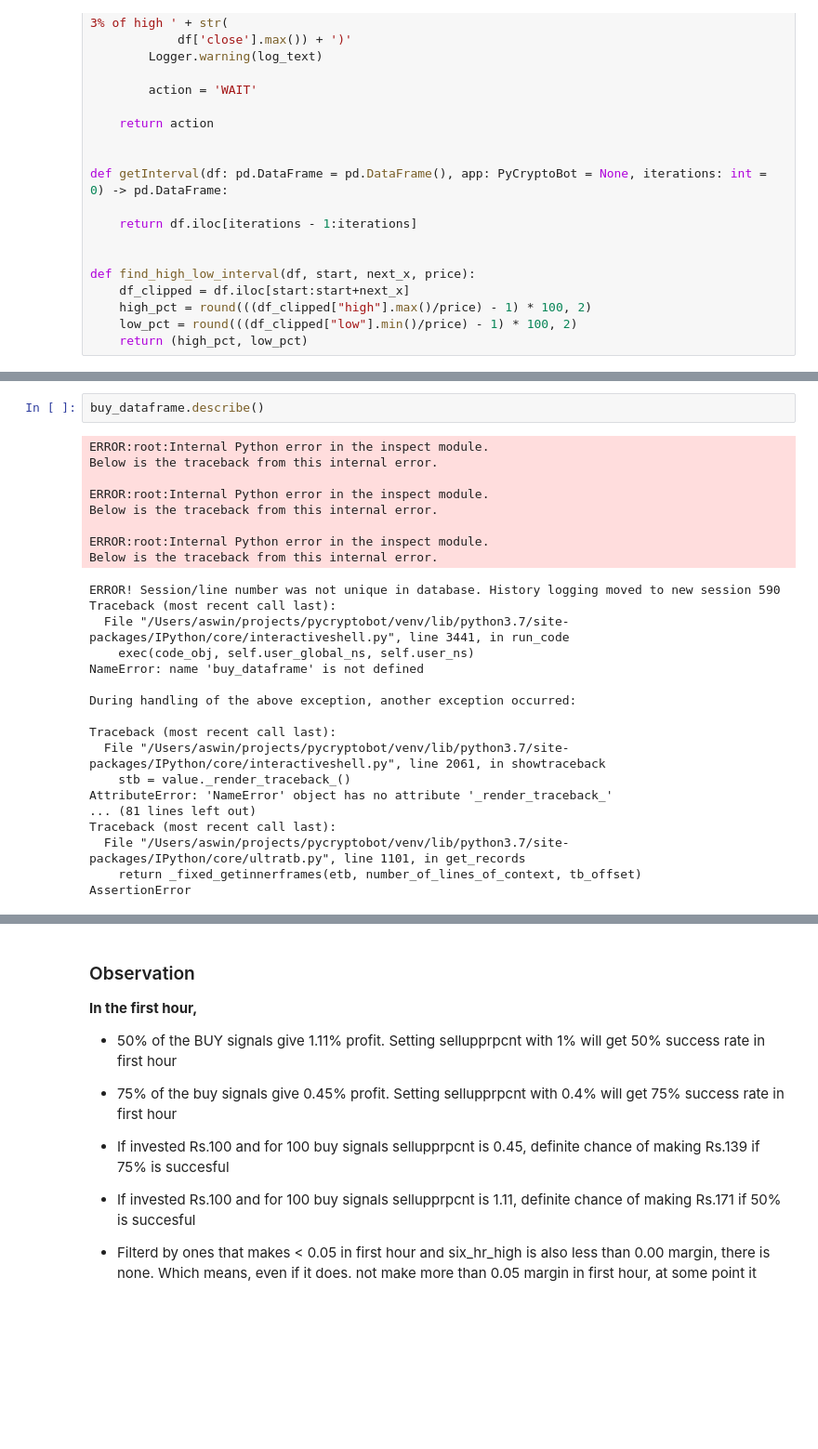
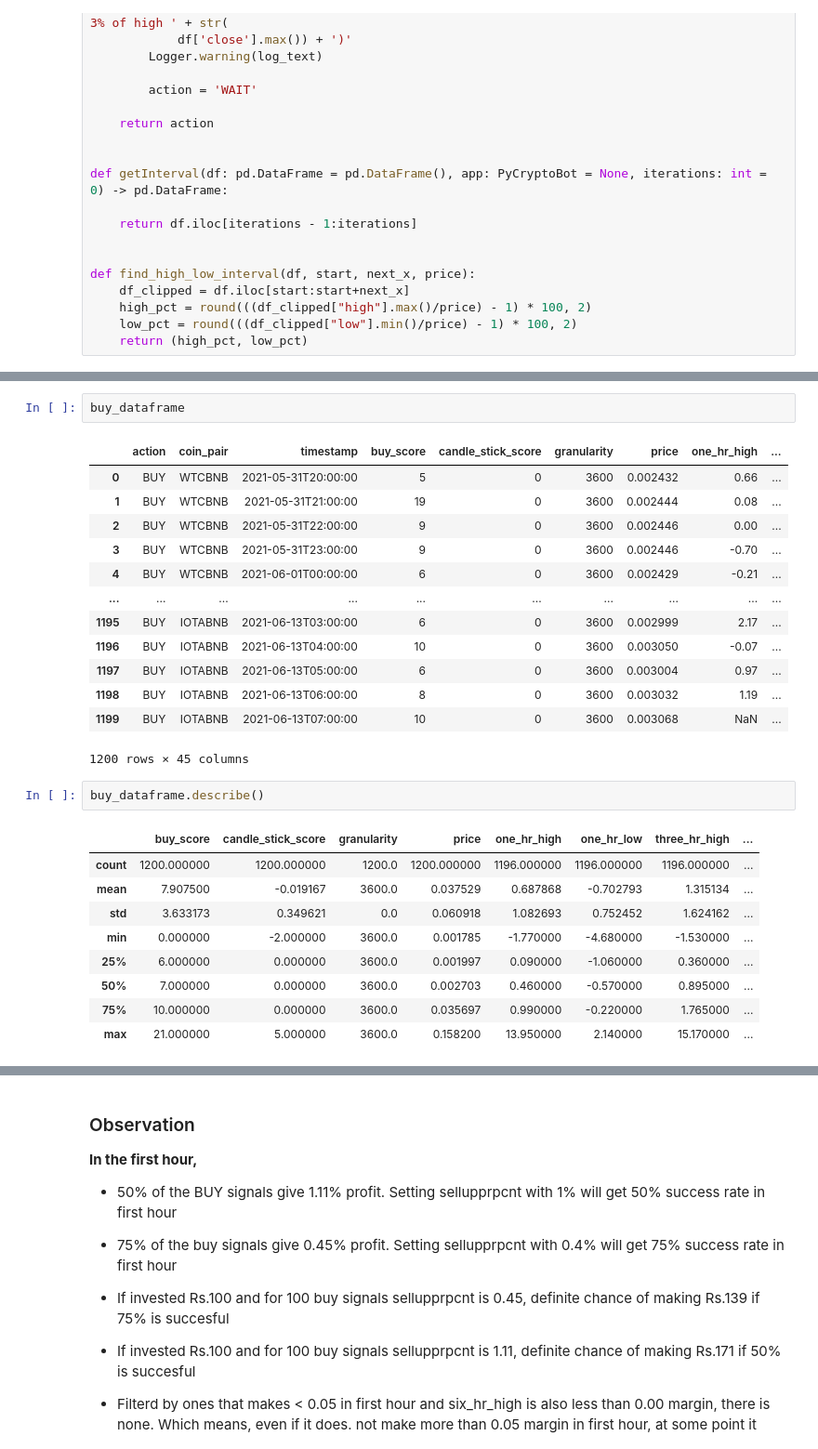
Before and after one commit to aswinkp/pycryptobot, a Jupyter notebook: Calculate profitability.ipynb, the cells around one changed output, grey strips where cells are left out. Shown at 93% size. Saved outputs shown, nothing was run; the diff lists cells and outputs as text; blank space fills up the shorter version.

```diff
--- a/Calculate profitability.ipynb
+++ b/Calculate profitability.ipynb
@@ -418,28 +398,28 @@ AssertionError
 # %%
-buy_dataframe.describe()
+buy_dataframe
 # %% [output]
+|  | action | coin_pair | timestamp | buy_score | candle_stick_score | granularity | price | one_hr_high | ... |
+| 0 | BUY | WTCBNB | 2021-05-31T20:00:00 | 5 | 0 | 3600 | 0.002432 | 0.66 | ... |
+| 1 | BUY | WTCBNB | 2021-05-31T21:00:00 | 19 | 0 | 3600 | 0.002444 | 0.08 | ... |
+| 2 | BUY | WTCBNB | 2021-05-31T22:00:00 | 9 | 0 | 3600 | 0.002446 | 0.00 | ... |
+| 3 | BUY | WTCBNB | 2021-05-31T23:00:00 | 9 | 0 | 3600 | 0.002446 | -0.70 | ... |
+| 4 | BUY | WTCBNB | 2021-06-01T00:00:00 | 6 | 0 | 3600 | 0.002429 | -0.21 | ... |
+| ... | ... | ... | ... | ... | ... | ... | ... | ... | ... |
+| 1195 | BUY | IOTABNB | 2021-06-13T03:00:00 | 6 | 0 | 3600 | 0.002999 | 2.17 | ... |
+| 1196 | BUY | IOTABNB | 2021-06-13T04:00:00 | 10 | 0 | 3600 | 0.003050 | -0.07 | ... |
+| 1197 | BUY | IOTABNB | 2021-06-13T05:00:00 | 6 | 0 | 3600 | 0.003004 | 0.97 | ... |
+| 1198 | BUY | IOTABNB | 2021-06-13T06:00:00 | 8 | 0 | 3600 | 0.003032 | 1.19 | ... |
+| 1199 | BUY | IOTABNB | 2021-06-13T07:00:00 | 10 | 0 | 3600 | 0.003068 | NaN | ... |
-ERROR:root:Internal Python error in the inspect module.
-Below is the traceback from this internal error.
-
-ERROR:root:Internal Python error in the inspect module.
-Below is the traceback from this internal error.
-
-ERROR:root:Internal Python error in the inspect module.
-Below is the traceback from this internal error.
+1200 rows × 45 columns
-ERROR! Session/line number was not unique in database. History logging moved to new session 590
-Traceback (most recent call last):
-  File "/Users/aswin/projects/pycryptobot/venv/lib/python3.7/site-packages/IPython/core/interactiveshell.py", line 3441, in run_code
-    exec(code_obj, self.user_global_ns, self.user_ns)
-NameError: name 'buy_dataframe' is not defined
-
-During handling of the above exception, another exception occurred:
-
-Traceback (most recent call last):
-  File "/Users/aswin/projects/pycryptobot/venv/lib/python3.7/site-packages/IPython/core/interactiveshell.py", line 2061, in showtraceback
-    stb = value._render_traceback_()
-AttributeError: 'NameError' object has no attribute '_render_traceback_'
-... (81 lines left out)
-Traceback (most recent call last):
-  File "/Users/aswin/projects/pycryptobot/venv/lib/python3.7/site-packages/IPython/core/ultratb.py", line 1101, in get_records
-    return _fixed_getinnerframes(etb, number_of_lines_of_context, tb_offset)
-AssertionError
+# %%
+buy_dataframe.describe()
+# %% [output]
+|  | buy_score | candle_stick_score | granularity | price | one_hr_high | one_hr_low | three_hr_high | ... |
+| count | 1200.000000 | 1200.000000 | 1200.0 | 1200.000000 | 1196.000000 | 1196.000000 | 1196.000000 | ... |
+| mean | 7.907500 | -0.019167 | 3600.0 | 0.037529 | 0.687868 | -0.702793 | 1.315134 | ... |
+| std | 3.633173 | 0.349621 | 0.0 | 0.060918 | 1.082693 | 0.752452 | 1.624162 | ... |
+| min | 0.000000 | -2.000000 | 3600.0 | 0.001785 | -1.770000 | -4.680000 | -1.530000 | ... |
+| 25% | 6.000000 | 0.000000 | 3600.0 | 0.001997 | 0.090000 | -1.060000 | 0.360000 | ... |
+| 50% | 7.000000 | 0.000000 | 3600.0 | 0.002703 | 0.460000 | -0.570000 | 0.895000 | ... |
+| 75% | 10.000000 | 0.000000 | 3600.0 | 0.035697 | 0.990000 | -0.220000 | 1.765000 | ... |
+| max | 21.000000 | 5.000000 | 3600.0 | 0.158200 | 13.950000 | 2.140000 | 15.170000 | ... |
```
Also changed, not shown: parts of 4 cells of this notebook.
